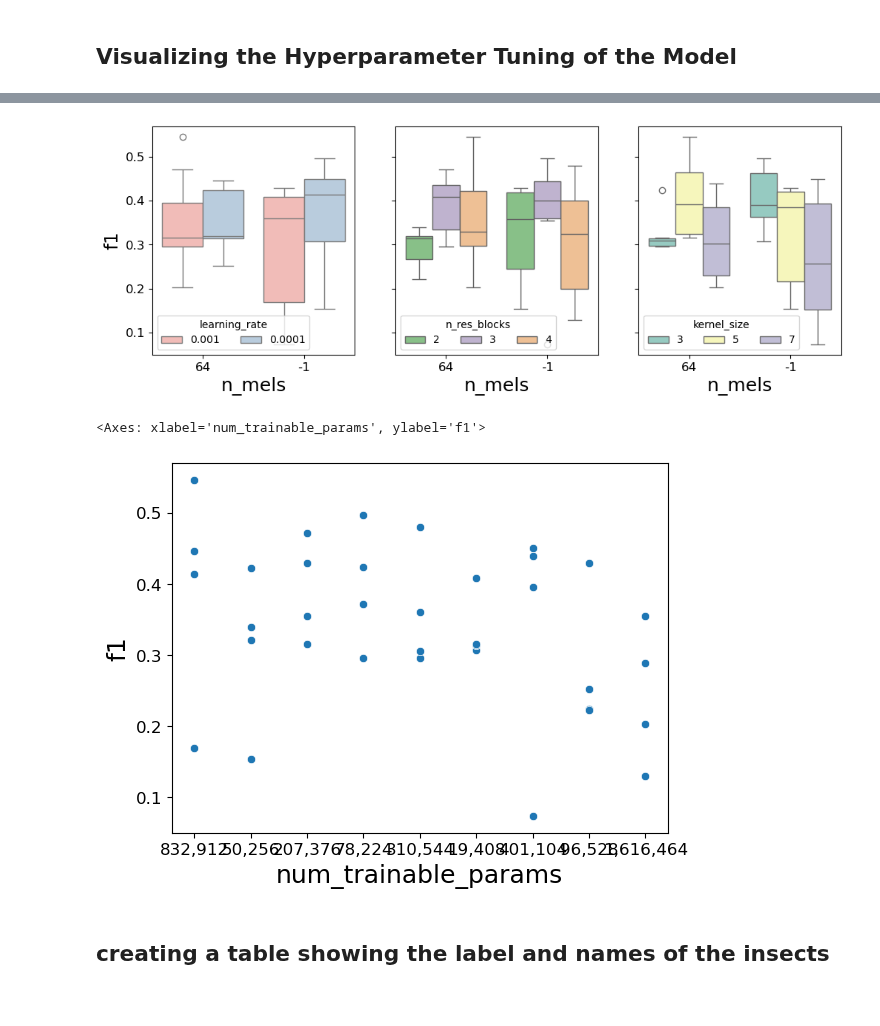
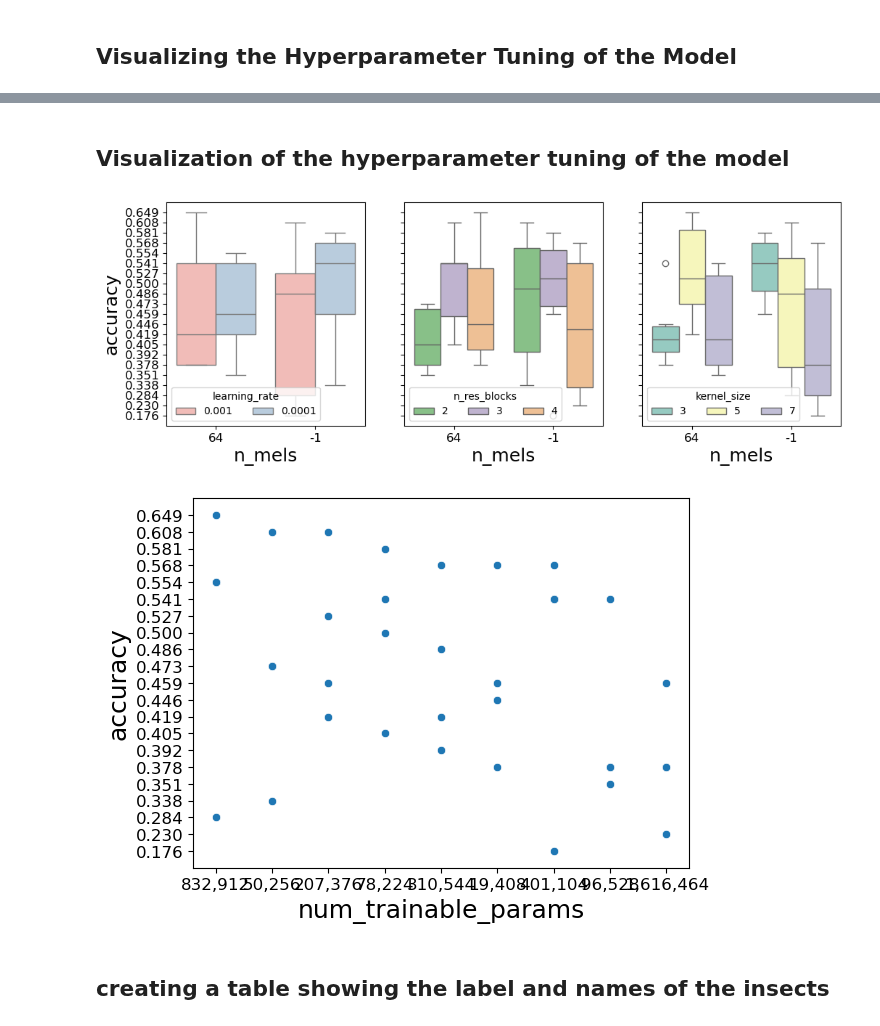
Before and after one commit to juliankraft/TermPaper1-Ecoacoustics, a Jupyter notebook: code/visualisation.ipynb, the cells around one changed output, grey strips where cells are left out. Saved outputs shown, nothing was run; the diff lists cells and outputs as text; code cells hidden in the pictures.

Commit message:
visualization clean up

```diff
--- a/code/visualisation.ipynb
+++ b/code/visualisation.ipynb
@@ -188,6 +231,6 @@ else:
 # %%
-table_path = None
-# table_path = "../LaTeX/tables/"
+file_name = 'hyperparameters_results'
+object_type = 'table'
 
 eval_csv_path = "../logs/main_run/evaluation/eval_summary.csv"
 
@@ -202,22 +245,18 @@ eval_data_selected_arranged['n_mels'] = eval_data_selected_arranged['n_mels'].ap
 eval_data_selected_arranged['learning_rate'] = eval_data_selected_arranged['learning_rate'].apply(lambda x: f"{x:.3g}")
 eval_data_selected_arranged['accuracy'] = eval_data_selected_arranged['accuracy'].apply(lambda x: f"{x:.3f}")
 eval_data_selected_arranged['num_trainable_params'] = eval_data_selected_arranged['num_trainable_params'].apply(lambda x: f"{int(x):,}")
+eval_data_selected_arranged['f1'] = eval_data_selected_arranged['f1'].apply(lambda x: f"{x:.3f}")
 
 # Convert DataFrame to LaTeX table
 latex_table = eval_data_selected_arranged.to_latex(
     index=False,
-    column_format="rrrrrrr"
+    column_format="rrrrrrrr"
 )
 
 # Manually replace the header row to make it bold
-old_header = "n_mels & n_res_blocks & learning_rate & kernel_size & num_trainable_params & trained_epochs & accuracy \\\\"
-new_header = "\\textbf{n\\_mels} & \\textbf{n\\_res\\_blocks} & \\textbf{learning\\_rate} & \\textbf{kernel\\_size}& \\textbf{trainable\\_params} & \\textbf{trained\\_epochs} & \\textbf{accuracy} \\\\"
+old_header = "n_mels & n_res_blocks & learning_rate & kernel_size & num_trainable_params & trained_epochs & accuracy & f1 \\"
+# new_header = "\\textbf{n\\_mels} & \\textbf{n\\_res\\_blocks} & \\textbf{learning\\_rate} & \\textbf{kernel\\_size}& \\textbf{trainable\\_params} & \\textbf{trained\\_epochs} & \\textbf{accuracy} & \\textbf{F1} \\"
+new_header = "\\textbf{n\\_mels} & \\textbf{n\\_res\\_blocks} & \\textbf{learning\\_rate} & \\textbf{kernel\\_size}& \\textbf{trainable\\_params} & \\textbf{trained\\_epochs} & \\textbf{accuracy} & \\textbf{F1} \\"
 latex_table = latex_table.replace(old_header, new_header)
 
-
-# Saving the table
-if table_path is None:
-    print(latex_table)
-else:
-    with open(f'{table_path}hyperparameters_results.tex', 'w') as f:
-        f.write(latex_table)
+save_or_show(latex_table, object_type, file_name, save = True)
@@ -264,26 +263,36 @@ eval_data_selected_arranged
+# %% [markdown]
+## Visualization of the hyperparameter tuning of the model
 # %%
+figure_name = 'hyperparameters_boxplot'
+object_type = 'figure'
+
 fix, axes = plt.subplots(1, 3, figsize=(12, 4), sharex=True)
 
 for i, (hp, cmap) in enumerate(zip(
         ['learning_rate', 'n_res_blocks', 'kernel_size'],
         ['Pastel1', 'Accent', 'Set3'])):
     ax = axes[i]
     sns.boxplot(
         data=eval_data_selected_arranged,
         x='n_mels',
         y='accuracy',
         palette=cmap,
         hue=hp,
         ax=ax)
 
     sns.move_legend(ax, 'lower left', ncols=3)
 
     if i > 0:
         ax.set_ylabel('')
         ax.set_yticklabels([])
+
+save_or_show(fig, object_type, file_name, save = False)
 # %% [output]
-[figure, old version]
+[figure, new version]
 # %%
+file_name = 'hyperparameters_scatterplot'
+object_type = 'figure'
+
 # Larger models do not necessarily have better accuracy.
 fig, ax = plt.subplots()
 
@@ -293,9 +302,10 @@ sns.scatterplot(
     y='accuracy',
     ax=ax
 )
+
+save_or_show(fig, object_type, file_name, save = False)
 # %% [output]
-<Axes: xlabel='num_trainable_params', ylabel='f1'>
-[figure, old version]
+[figure, new version]
 # %% [markdown]
 ## creating a table showing the label and names of the insects
 # %%
```
Also changed, not shown: parts of 14 cells of this notebook, 1 other file.
